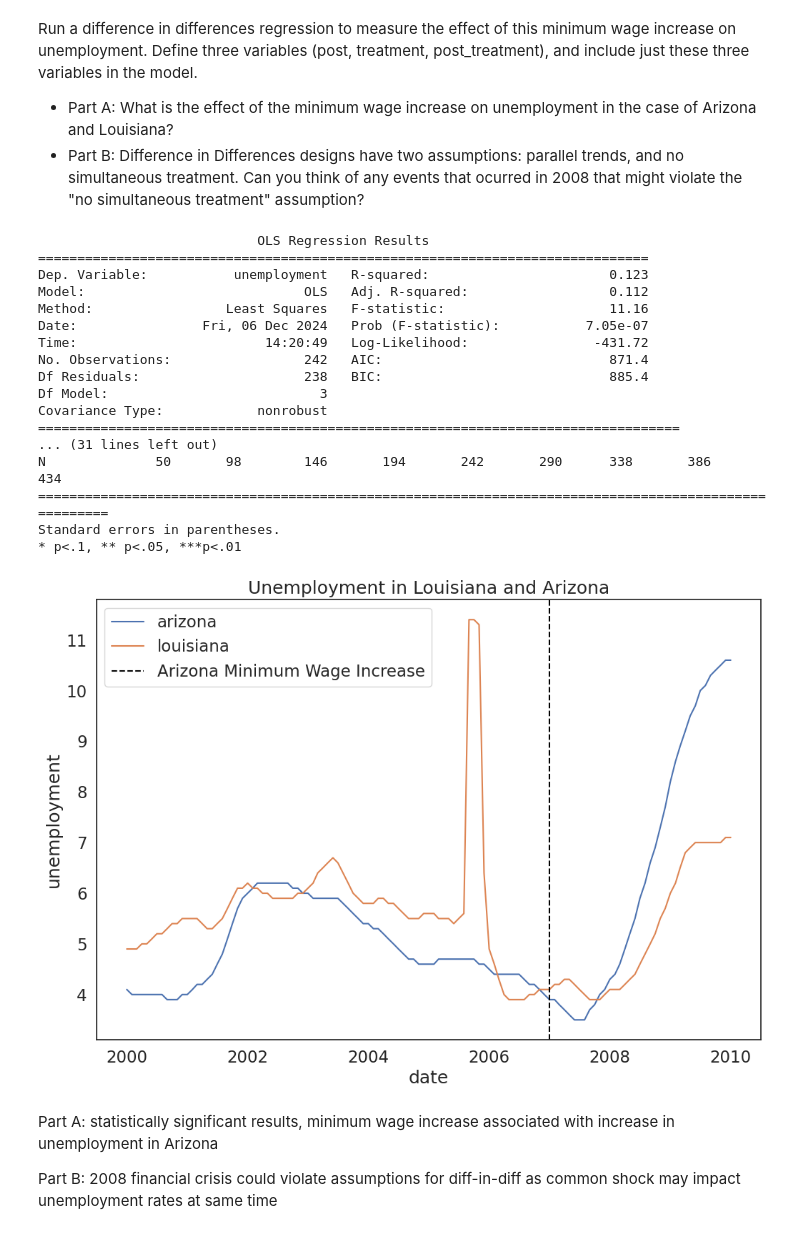
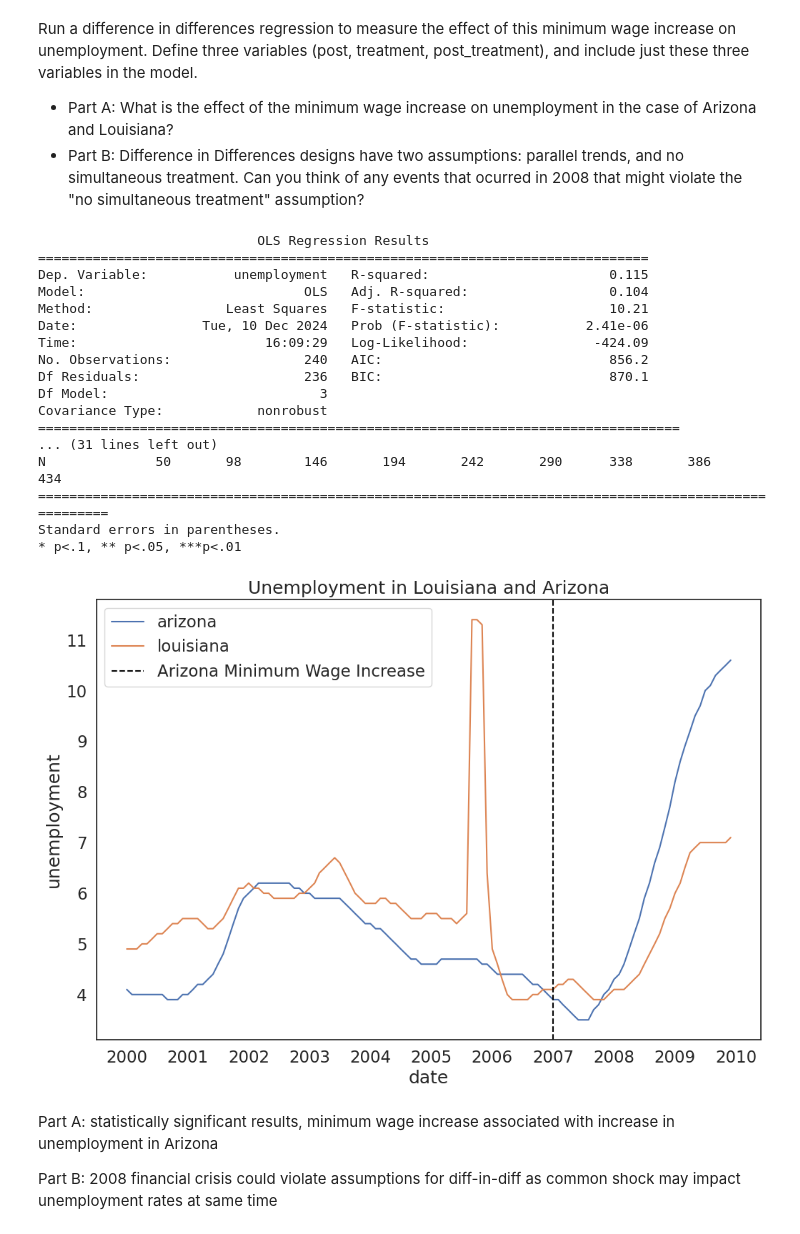
Before and after one commit to dianecomon/QM2, a Jupyter notebook: W08_Diff_in_Diff.ipynb, the cells around one changed output. Saved outputs shown, nothing was run; the diff lists cells and outputs as text; code cells hidden in the pictures.

```diff
--- a/W08_Diff_in_Diff.ipynb
+++ b/W08_Diff_in_Diff.ipynb
@@ -464,14 +466,6 @@ Run a difference in differences regression to measure the effect of this minimum
 # control group: Louisiana
 # pre-treatment period: before 2007
 # post-treatment period: after 2007
-
-did2=df_s[df_s['state'].isin(['louisiana', 'arizona'])] # subset data to only include louisiana and arizona
-
-px.line(did2, x='date', y='minwage', color='state', title="Minimum Wages in Louisiana and Arizona")
-
-did2['post']=np.where(did2['date']>='2007-01-01',1,0) # variable = 1 if date is after minimum wage increase and 0 otherwise
-did2['treatment']=np.where(did2['state']=='arizona',1,0) # variable = 1 if state is arizona (treatment group), = 0 for louisiana (control group)
-did2['post_treatment']=did2['post']*did2['treatment'] # variable = 1 if date is after minimum wage increase and state is arizona, = 0 otherwise
 
 # checking for simultaneous treatments and parallel trends
 did2=did2[(did2['date']>='2000-01-01') & (did2['date']<='2010-01-01')]
@@ -480,9 +474,15 @@ plt.axvline(pd.to_datetime('2007-01-01'),color='black',linestyle='dashed', label
 plt.title('Unemployment in Louisiana and Arizona')
 plt.legend()
 
+did2['post']=np.where(did2['date']>='2007-01-01',1,0) # variable = 1 if date is after minimum wage increase and 0 otherwise
+did2['treatment']=np.where(did2['state']=='arizona',1,0) # variable = 1 if state is arizona (treatment group), = 0 for louisiana (control group)
+did2['post_treatment']=did2['post']*did2['treatment'] # variable = 1 if date is after minimum wage increase and state is arizona, = 0 otherwise
+
 # see if difference is statistically significant, and calculate treatment effect
 did2_model = ols('unemployment ~  post + treatment + post_treatment', did2).fit()
 print(did2_model.summary())
+
+
 
 # running same model 10 times, starting with really small time window (one year either side of law), progressively expanding window
 models=[] # empty list to store models
@@ -499,53 +499,49 @@ for window in range(1,10): # loop through years from 2000 to 2020 in increments
     names.append('± '+str(window)+' Year') # append name of model to list of names
 
 table=summary_col( # regression table
     models, # pass models to summary_col function
     stars=True, # add stars denoting p-values of coefficient to table; * p<0.05, ** p<0.01, *** p<0.001
     float_format='%0.3f', # set decimal places to 3
     model_names=names, # set names of model
     info_dict = {"N":lambda x: "{0:d}".format(int(x.nobs))}) # add number of observations to table
 
 print(table) # print table
 
+# RESULTS 1
+# Post-treatment coefficient: 1.9825 <-- 1.98% increase in unemployment rate in Arizona
+# Post-treatment p-value: p < 0.000 <-- significant at 99% confidence level
+# R-squared: 0.123 <-- 12.3% of the variance is explained by the model
 
-# RESULTS
-
+# RESULTS 2
 # Intercept: decreases with time, suggesting unemployment was higher pre-treatment
-
-# gdp: -ve but very small, so not very statistically significant overall. Suggests -ve relationship betwen GDP and unemployment (higher gdp --> lower unemployment)
-
 # post: effect of time period is significant. Changes signs over diff time windows, points to fluctuations in overall employment not necessarily linked to treatment
-
-# treatment: not statistically significant results until +/- 7 year window, p < 0.01 <-- indicates Louisiana has lower unemployment after 2007 than Arizona
-
-# post-treatment: p-value < 0.001 across all windows <-- statistically significant, generally increases as window expands, suggests that wage increase in Arizona had consistently strong +ve effect on unemployment, effect becomes more pronounced as more data is included
-
+# treatment: not statistically significant results at 99% significance level until +/- 7 year window, p < 0.01 <-- indicates Louisiana has lower unemployment after 2007 than Arizona
+# post-treatment: p-value < 0.001 across all windows <-- statistically significant at 99% significance level, generally increases as window expands, suggests that wage increase in Arizona had consistently strong +ve effect on unemployment, effect becomes more pronounced as more data is included
 # R-squared: 15-43% of variance is explained by model across diff time windows, increases for larger time windows
 
-# R-squared adjusted: similar to R-squared, increases <-- suggests including more years helps explain variance better
 
-# PART A: statistically significant results, minimum wage increase associated with increase in unemployment in Arizona
+# PART A: statistically significant results at 99% significance level, minimum wage increase associated with increase in unemployment in Arizona
 
 # PART B: 2008 financial crisis violates no simultaneous treatment assumption
 # %% [output]
                             OLS Regression Results
 ==============================================================================
-Dep. Variable:           unemployment   R-squared:                       0.123
-Model:                            OLS   Adj. R-squared:                  0.112
-Method:                 Least Squares   F-statistic:                     11.16
-Date:                Fri, 06 Dec 2024   Prob (F-statistic):           7.05e-07
-Time:                        14:20:49   Log-Likelihood:                -431.72
-No. Observations:                 242   AIC:                             871.4
-Df Residuals:                     238   BIC:                             885.4
+Dep. Variable:           unemployment   R-squared:                       0.115
+Model:                            OLS   Adj. R-squared:                  0.104
+Method:                 Least Squares   F-statistic:                     10.21
+Date:                Tue, 10 Dec 2024   Prob (F-statistic):           2.41e-06
+Time:                        16:09:29   Log-Likelihood:                -424.09
+No. Observations:                 240   AIC:                             856.2
+Df Residuals:                     236   BIC:                             870.1
 Df Model:                           3
 Covariance Type:            nonrobust
 ==================================================================================
 ... (31 lines left out)
 N              50       98        146       194       242       290      338       386       434
 ======================================================================================================
 Standard errors in parentheses.
 * p<.1, ** p<.05, ***p<.01
-[figure, old version]
+[figure, new version]
 # %% [markdown]
 Part A: statistically significant results, minimum wage increase associated with increase in unemployment in Arizona
 
```
Also changed, not shown: parts of 3 cells of this notebook.
